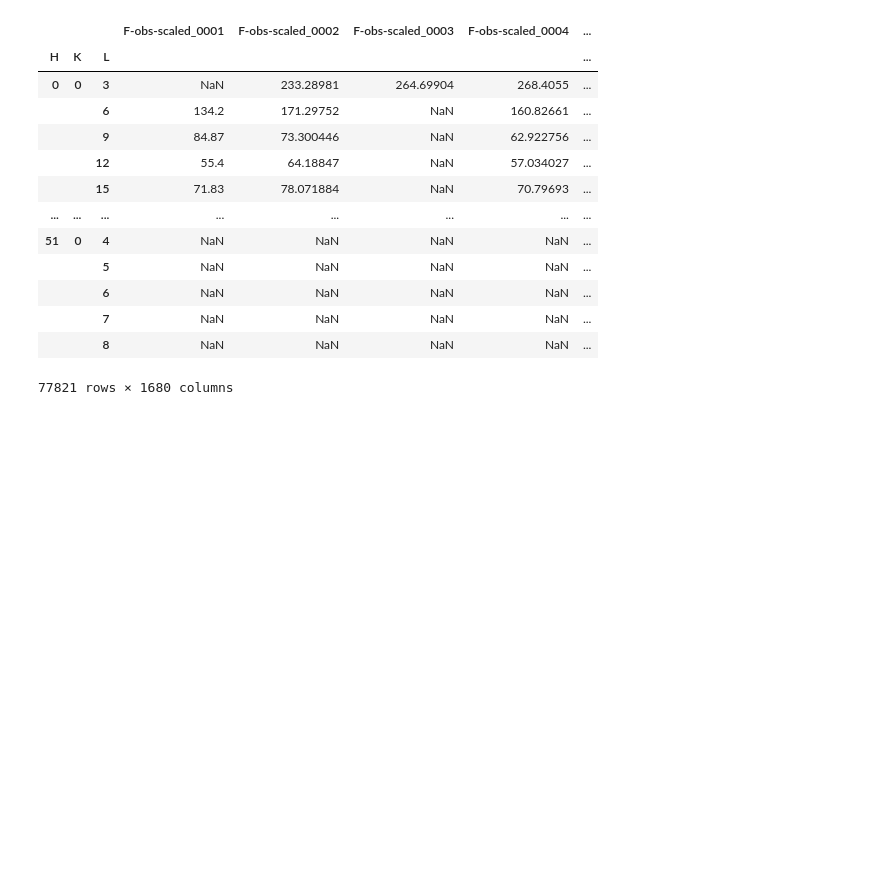
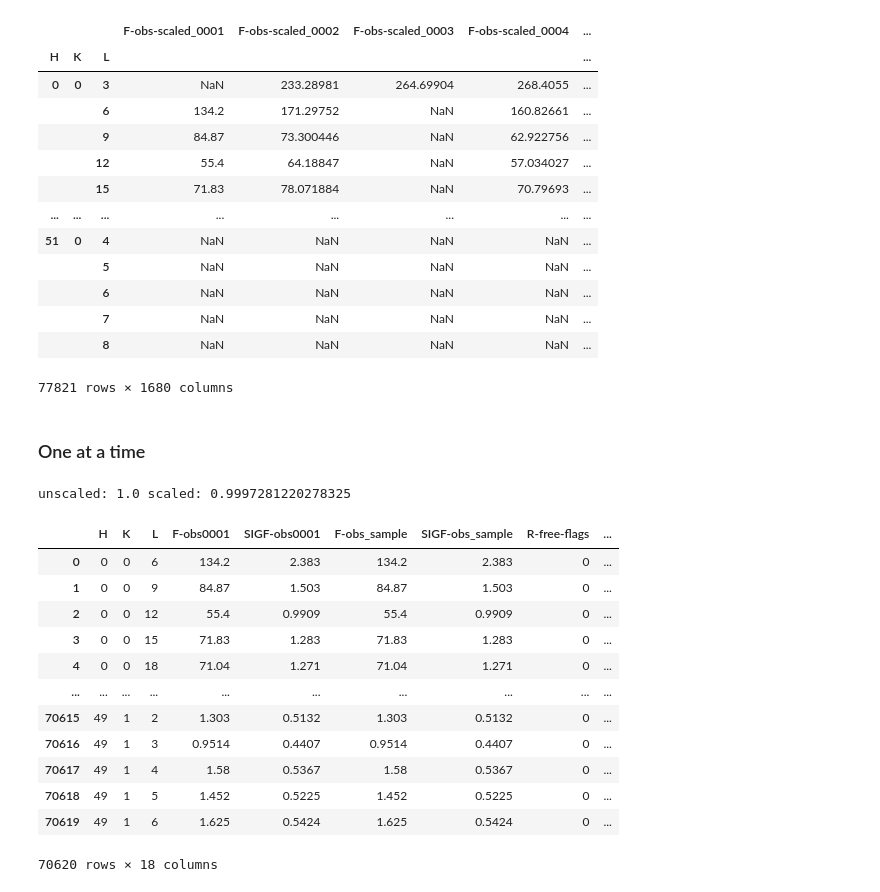
Before and after one commit to Hekstra-Lab/valdo, a Jupyter notebook: scaling.ipynb, the cells around one changed output. Drawn from its saved outputs; the diff is of its cells as text; code cells hidden in the pictures; blank space fills up the shorter version.

```diff
--- a/scaling.ipynb
+++ b/scaling.ipynb
@@ -243,3 +246,57 @@ F1
 |  |  | 7 | NaN | NaN | NaN | NaN | ... |
 |  |  | 8 | NaN | NaN | NaN | NaN | ... |
 77821 rows × 1680 columns
+# %% [markdown]
+### One at a time
+# %%
+scaling_data = {}
+
+# currently just scaling to the first mtz file
+base = rs.read_mtz(f'../PTP1B_DK/mtzs_reindex/PTP1B-y0001_mrflagsref_idxs.mtz')[['F-obs', 'SIGF-obs']]
+
+# file not found error
+pre_scale = rs.read_mtz(f'../PTP1B_DK/OxidationData_1EOS_Apo_DiffMap.mtz')
+
+# determining k and B by comparing to the base
+base = base.merge(pre_scale, left_index=True, right_index=True, suffixes=('_0001', f'_sample'), check_isomorphous=False)
+
+base = base.reset_index()
+pre_scale = pre_scale.reset_index()
+
+cell = pre_scale.cell.reciprocal()
+
+k, L_diag, L_lt, loss_record, times = train_vector(base[f'F-obs_sample'], base[f'F-obs_0001'], 500, 0.001, cell=cell, H=base['H'], K=base['K'], L=base['L'])
+
+scaling_data = {'loss_record': [float(x) for x in loss_record], 'k': k, 'L_diag': L_diag, 'L_lt': L_lt}
+
+# adding the column to the pre_scale
+pre_scale['F-obs-scaled'] = rs.DataSeries(dwl_vector(k, L_diag, L_lt, pre_scale['F-obs'], H=pre_scale['H'], K=pre_scale['K'], L=pre_scale['L'], cell=cell), dtype="SFAmplitude")
+pre_scale = pre_scale.set_index(['H', 'K', 'L'])
+
+pre_scale.write_mtz(f'../PTP1B_DK/scaled_OxidationData_1EOS_Apo_DiffMap.mtz')
+
+base = base.set_index(['H', 'K', 'L'])
+merged = base.merge(pre_scale, left_index=True, right_index=True, suffixes=(f'_0001', f'_sample'), check_isomorphous=False)
+
+corr_1 = np.corrcoef(merged[f'F-obs_0001'], merged[f'F-obs_sample'])[0][1]
+corr_2 = np.corrcoef(merged[f'F-obs_0001'], merged[f'F-obs-scaled'])[0][1]
+
+print('unscaled:', corr_1, 'scaled:', corr_2)
+# %% [output]
+unscaled: 1.0 scaled: 0.9997281220278325
+# %%
+base
+# %% [output]
+|  | H | K | L | F-obs0001 | SIGF-obs0001 | F-obs_sample | SIGF-obs_sample | R-free-flags | ... |
+| 0 | 0 | 0 | 6 | 134.2 | 2.383 | 134.2 | 2.383 | 0 | ... |
+| 1 | 0 | 0 | 9 | 84.87 | 1.503 | 84.87 | 1.503 | 0 | ... |
+| 2 | 0 | 0 | 12 | 55.4 | 0.9909 | 55.4 | 0.9909 | 0 | ... |
+| 3 | 0 | 0 | 15 | 71.83 | 1.283 | 71.83 | 1.283 | 0 | ... |
+| 4 | 0 | 0 | 18 | 71.04 | 1.271 | 71.04 | 1.271 | 0 | ... |
+| ... | ... | ... | ... | ... | ... | ... | ... | ... | ... |
+| 70615 | 49 | 1 | 2 | 1.303 | 0.5132 | 1.303 | 0.5132 | 0 | ... |
+| 70616 | 49 | 1 | 3 | 0.9514 | 0.4407 | 0.9514 | 0.4407 | 0 | ... |
+| 70617 | 49 | 1 | 4 | 1.58 | 0.5367 | 1.58 | 0.5367 | 0 | ... |
+| 70618 | 49 | 1 | 5 | 1.452 | 0.5225 | 1.452 | 0.5225 | 0 | ... |
+| 70619 | 49 | 1 | 6 | 1.625 | 0.5424 | 1.625 | 0.5424 | 0 | ... |
+70620 rows × 18 columns
```
Also changed, not shown: parts of 6 cells of this notebook, 6 other files.
